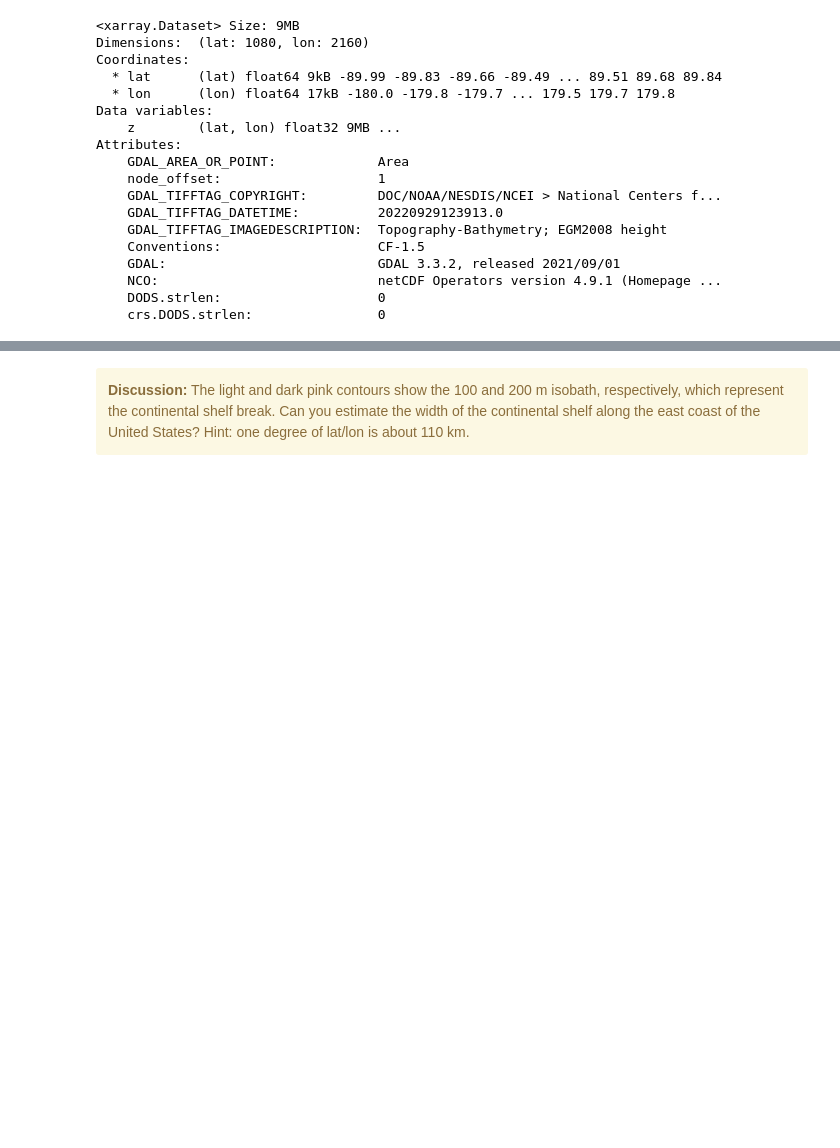
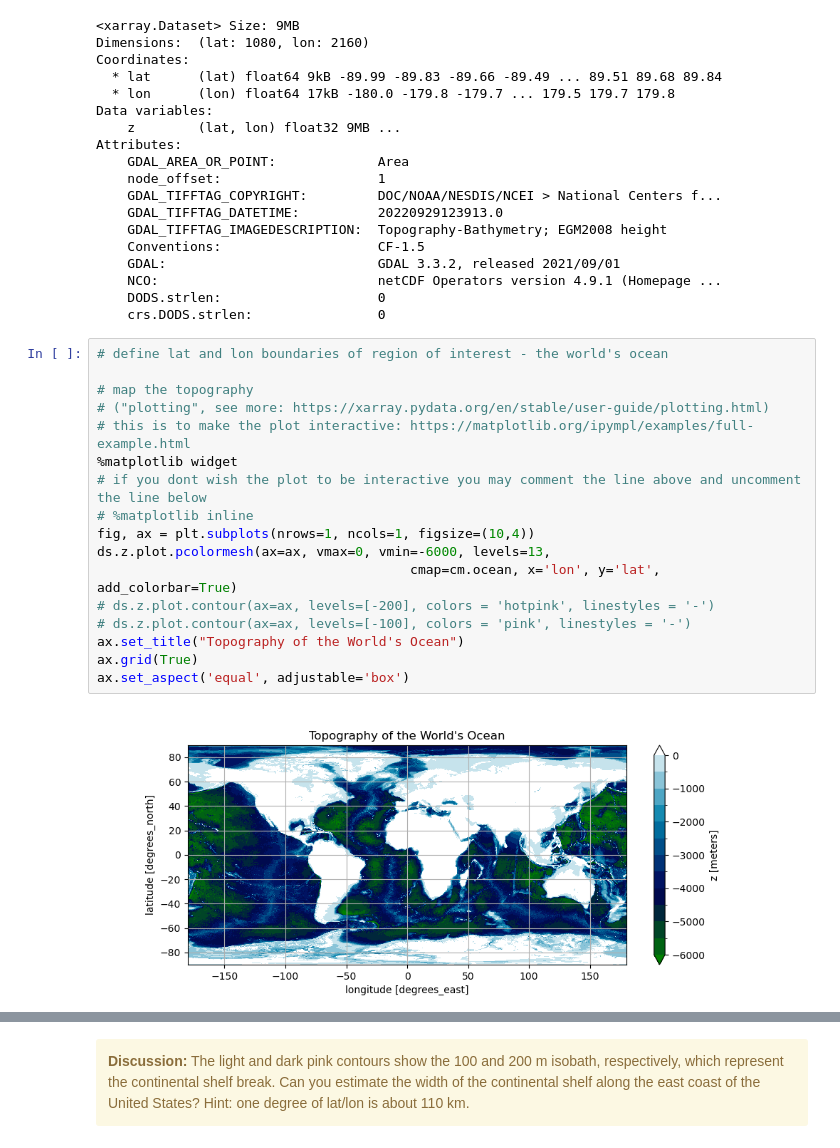
Before and after one commit to ShuwenTan-PO/MARN-3060, a Jupyter notebook: notebooks/Lecture01-Introduction_and_overview_of_coastal_systems.ipynb, the cells around one changed output, grey strips where cells are left out. Cells and saved outputs as stored; diff of their text form; blank space fills up the shorter version.

```diff
--- a/notebooks/Lecture01-Introduction_and_overview_of_coastal_systems.ipynb
+++ b/notebooks/Lecture01-Introduction_and_overview_of_coastal_systems.ipynb
@@ -77,4 +77,23 @@ Attributes:
     NCO:                            netCDF Operators version 4.9.1 (Homepage ...
     DODS.strlen:                    0
     crs.DODS.strlen:                0
+# %%
+# define lat and lon boundaries of region of interest - the world's ocean
+
+# map the topography
+# ("plotting", see more: https://xarray.pydata.org/en/stable/user-guide/plotting.html)
+# this is to make the plot interactive: https://matplotlib.org/ipympl/examples/full-example.html
+%matplotlib widget
+# if you dont wish the plot to be interactive you may comment the line above and uncomment the line below
+# %matplotlib inline
+fig, ax = plt.subplots(nrows=1, ncols=1, figsize=(10,4))
+ds.z.plot.pcolormesh(ax=ax, vmax=0, vmin=-6000, levels=13,
+                                        cmap=cm.ocean, x='lon', y='lat', add_colorbar=True)
+# ds.z.plot.contour(ax=ax, levels=[-200], colors = 'hotpink', linestyles = '-')
+# ds.z.plot.contour(ax=ax, levels=[-100], colors = 'pink', linestyles = '-')
+ax.set_title("Topography of the World's Ocean")
+ax.grid(True)
+ax.set_aspect('equal', adjustable='box')
+# %% [output]
+[figure, added]
 # %%
```
Also changed, not shown: parts of 5 cells of this notebook, 4 other files.
